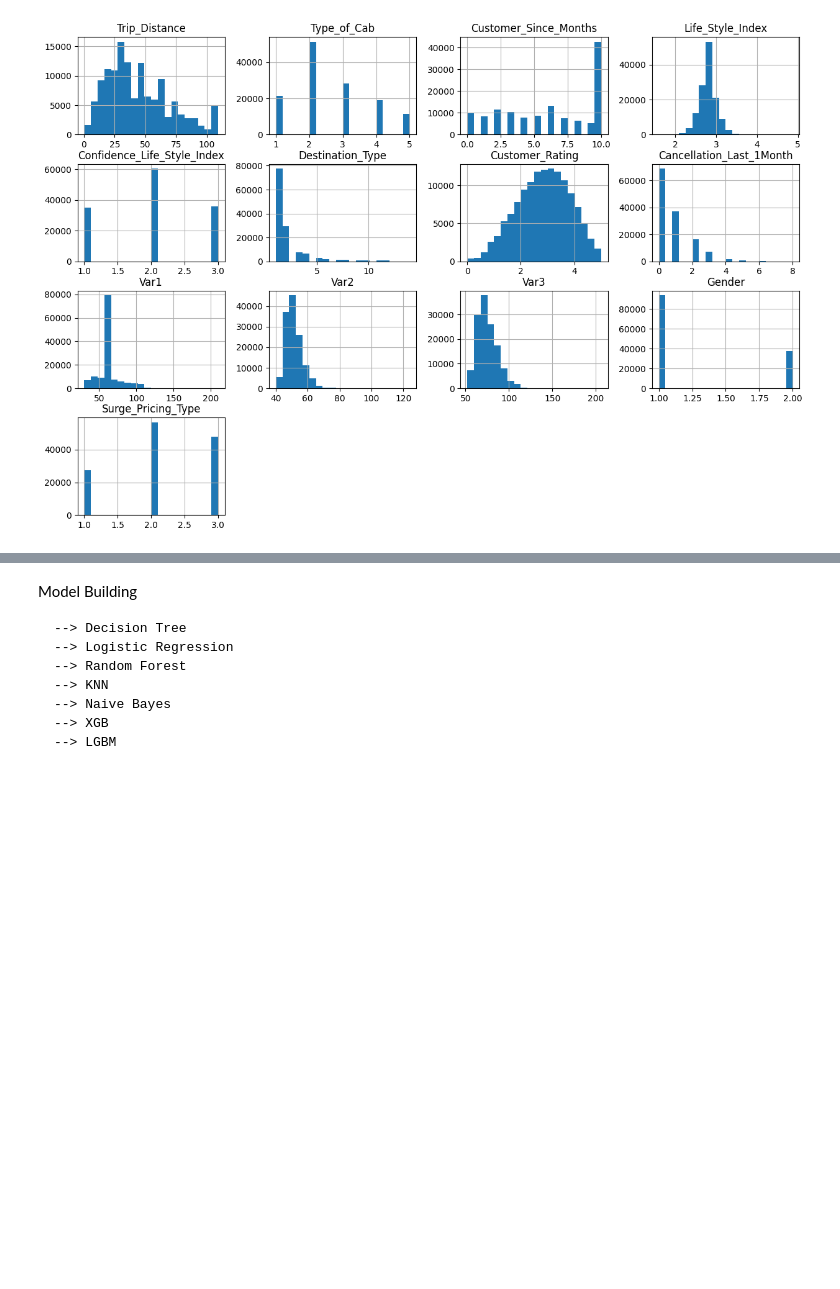
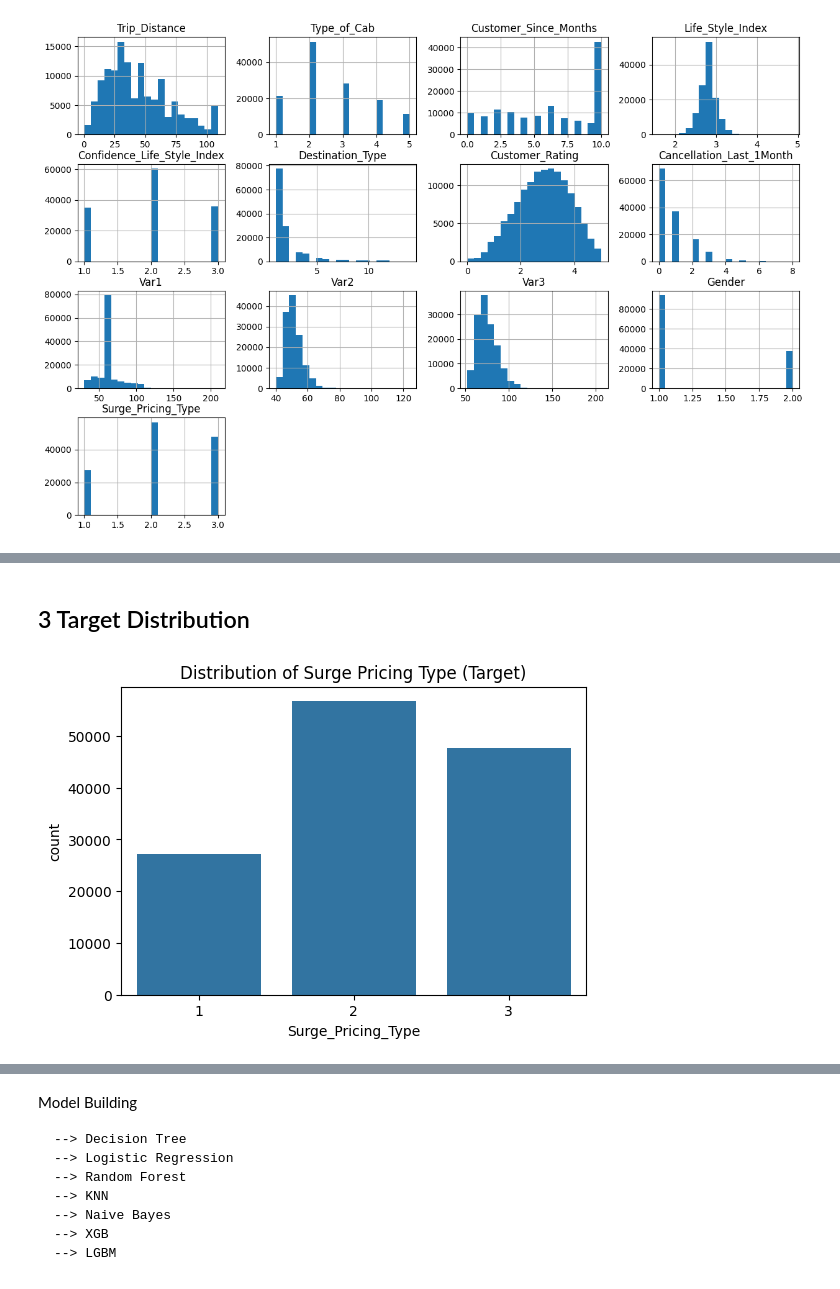
Before and after one commit to rizkywibowk/Sigma-Cabs-Pricing-Analysis, a Jupyter notebook: Working Code/SigmaCabsWorkCode.ipynb, the cells around one changed output, grey strips where cells are left out. Saved outputs shown, nothing was run; the diff lists cells and outputs as text; code cells hidden in the pictures; blank space fills up the shorter version.

```diff
--- a/Working Code/SigmaCabsWorkCode.ipynb
+++ b/Working Code/SigmaCabsWorkCode.ipynb
@@ -273,0 +315,10 @@ plt.show()
+# %% [markdown]
+## 3 Target Distribution
+# %%
+# Tampilkan distribusi kelas pada target untuk melihat balance data
+plt.figure(figsize=(6, 4))
+sns.countplot(data=train, x='Surge_Pricing_Type')
+plt.title("Distribution of Surge Pricing Type (Target)")
+plt.show()
+# %% [output]
+[figure, added]
```
Also changed, not shown: parts of 136 cells of this notebook.
